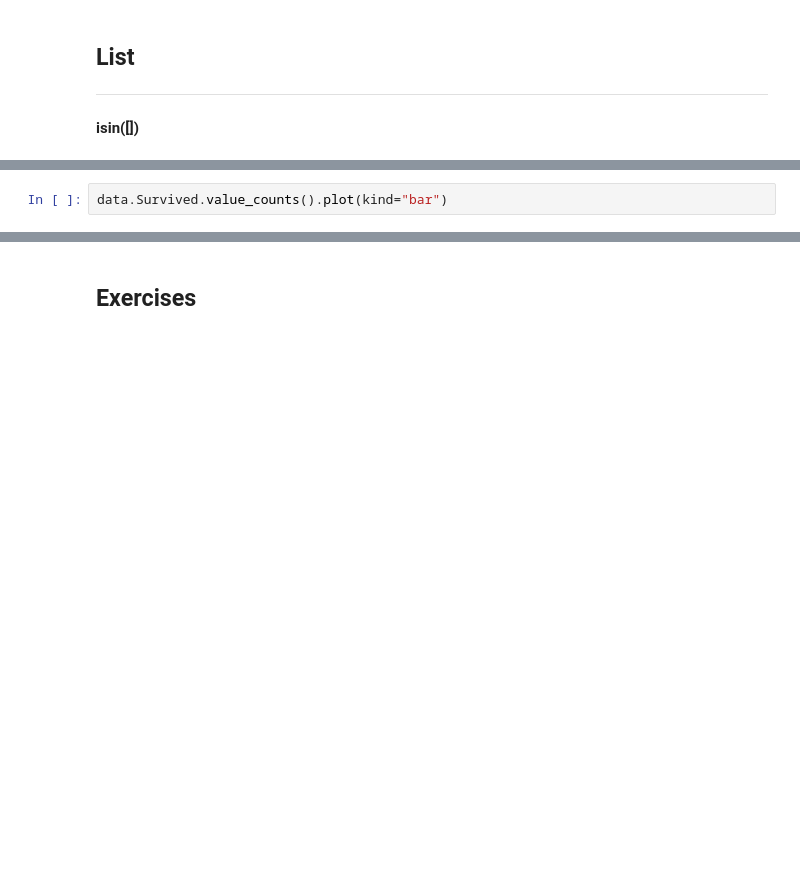
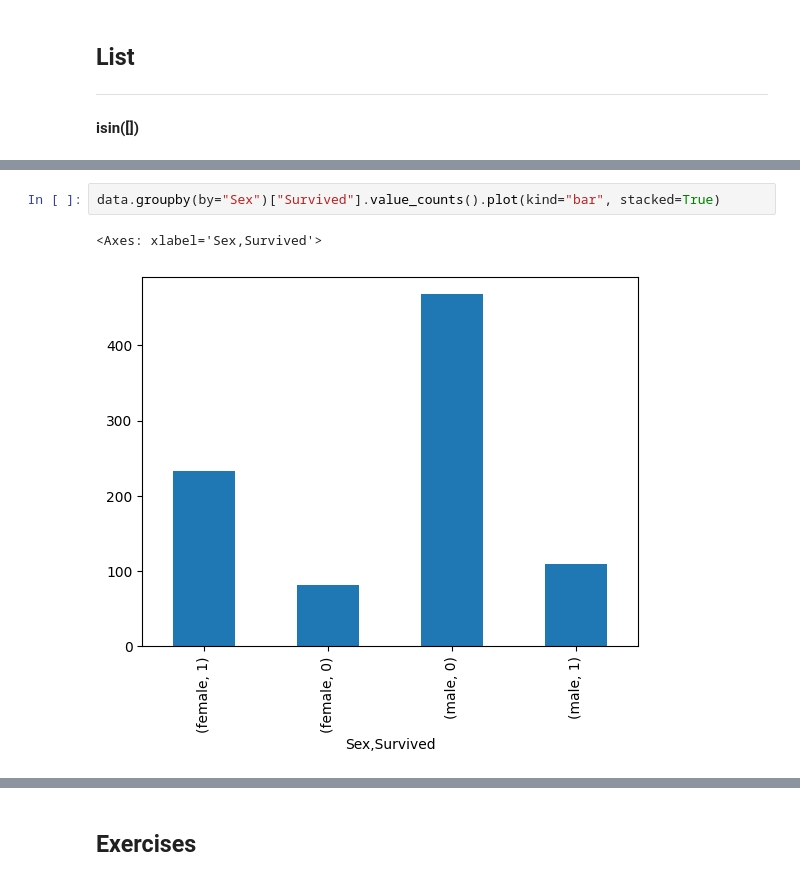
Before and after one commit to rkorzen/2025_11_18_python, a Jupyter notebook: pandas_example/pandas_wprowadzenie.ipynb, the cells around one changed output, grey strips where cells are left out. Saved outputs shown, nothing was run; the diff lists cells and outputs as text; blank space fills up the shorter version.

```diff
--- a/pandas_example/pandas_wprowadzenie.ipynb
+++ b/pandas_example/pandas_wprowadzenie.ipynb
@@ -499,2 +1157,5 @@ data[data['Cabin'].isin(['C85', 'C123'])]
 # %%
-data.Survived.value_counts().plot(kind="bar")
+data.groupby(by="Sex")["Survived"].value_counts().plot(kind="bar", stacked=True)
+# %% [output]
+<Axes: xlabel='Sex,Survived'>
+[figure, added]
```
Also changed, not shown: parts of 84 cells of this notebook, 35 other files.
